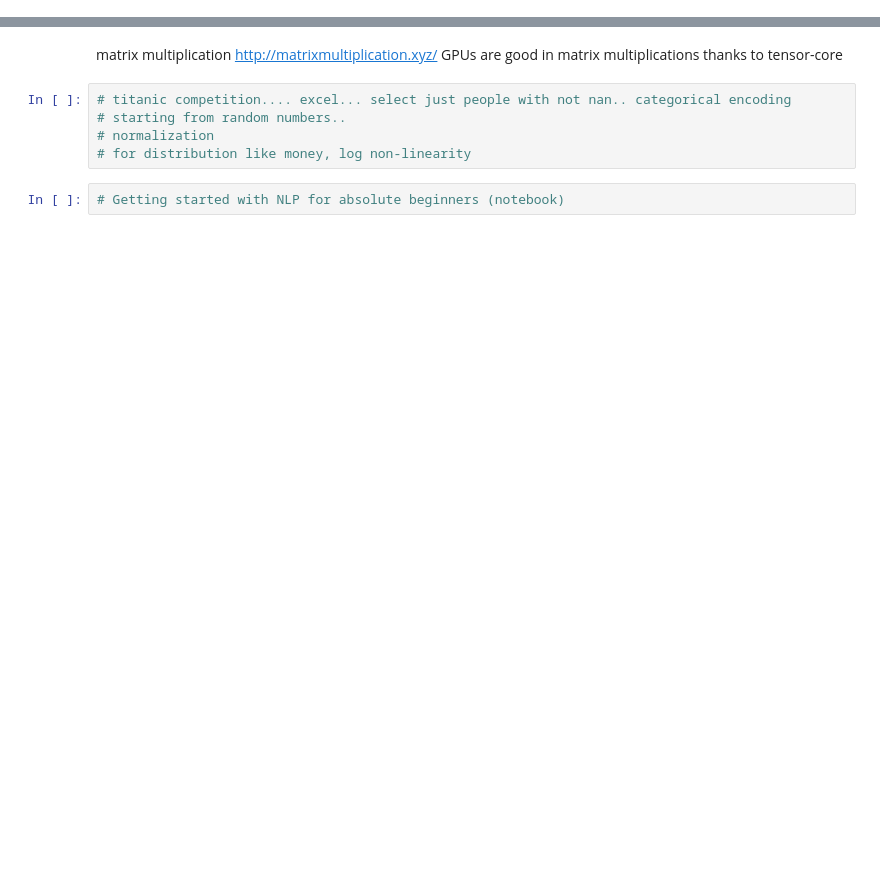
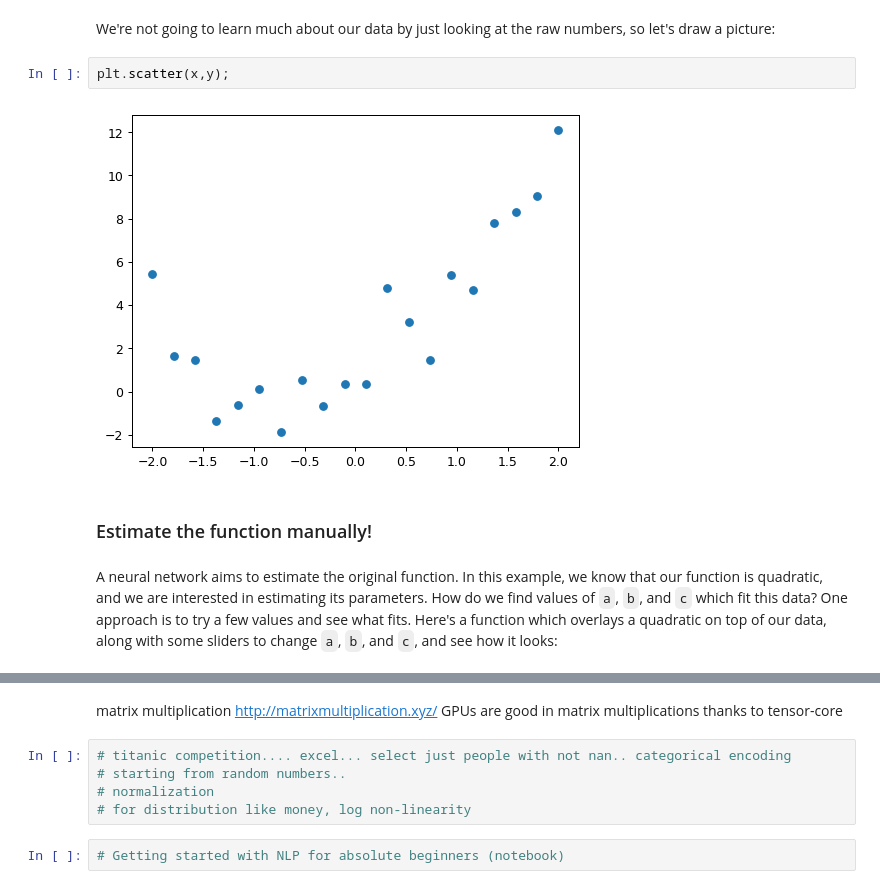
Before and after one commit to conti748/fastbook, a Jupyter notebook: 03_neural_net_foundations/lesson.ipynb, the cells around one changed output, grey strips where cells are left out. Drawn from its saved outputs; the diff is of its cells as text; blank space fills up the shorter version.

```diff
--- a/03_neural_net_foundations/lesson.ipynb
+++ b/03_neural_net_foundations/lesson.ipynb
@@ -29,0 +144,11 @@ now, with this data, we want to rencostruct our original shape
+# %% [markdown]
+We're not going to learn much about our data by just looking at the raw numbers, so let's draw a picture:
+# %%
+plt.scatter(x,y);
+# %% [output]
+[figure, added]
+# %% [markdown]
+### Estimate the function manually!
+# %% [markdown]
+A neural network aims to estimate the original function. In this example, we know that our function is quadratic, and we are interested in estimating its parameters.
+How do we find values of `a`, `b`, and `c` which fit this data? One approach is to try a few values and see what fits. Here's a function which overlays a quadratic on top of our data, along with some sliders to change `a`, `b`, and `c`, and see how it looks:
```
Also changed, not shown: parts of 71 cells of this notebook, 1 other file.
